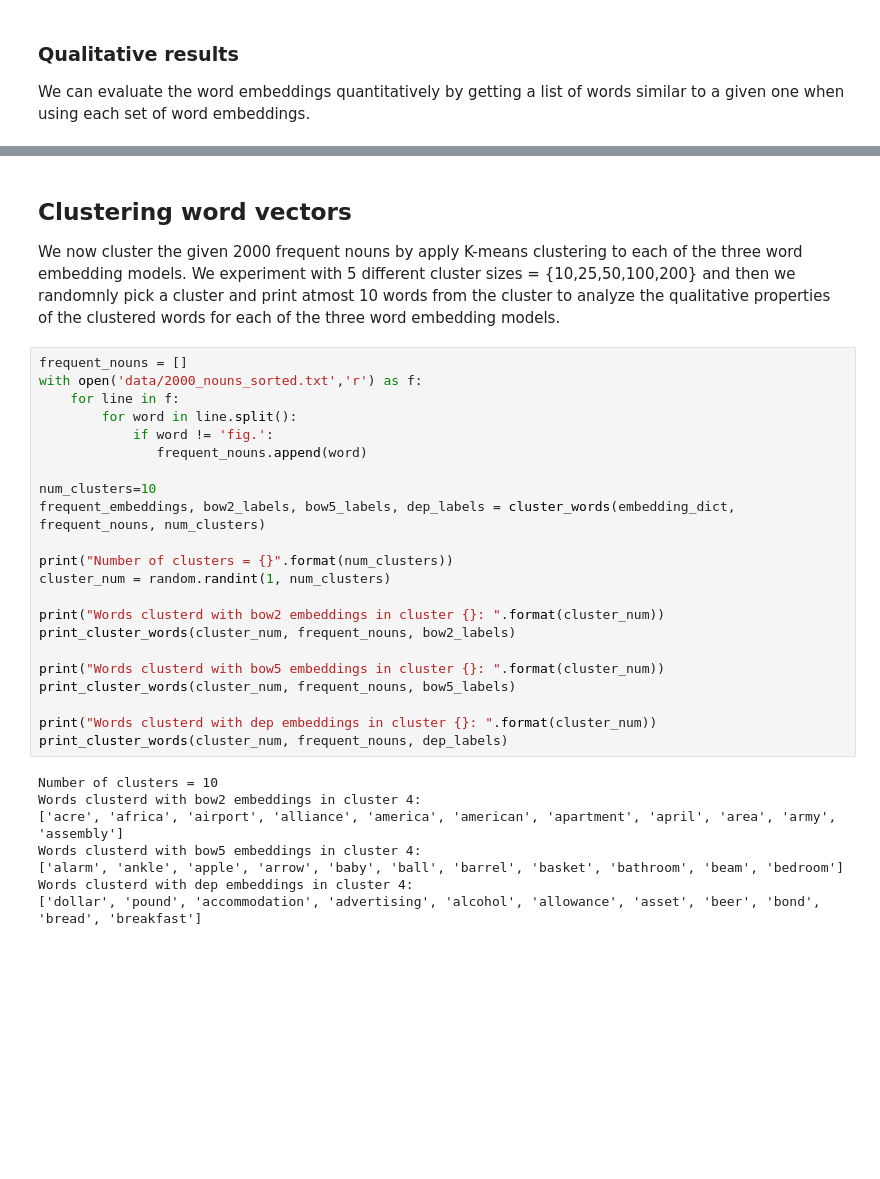
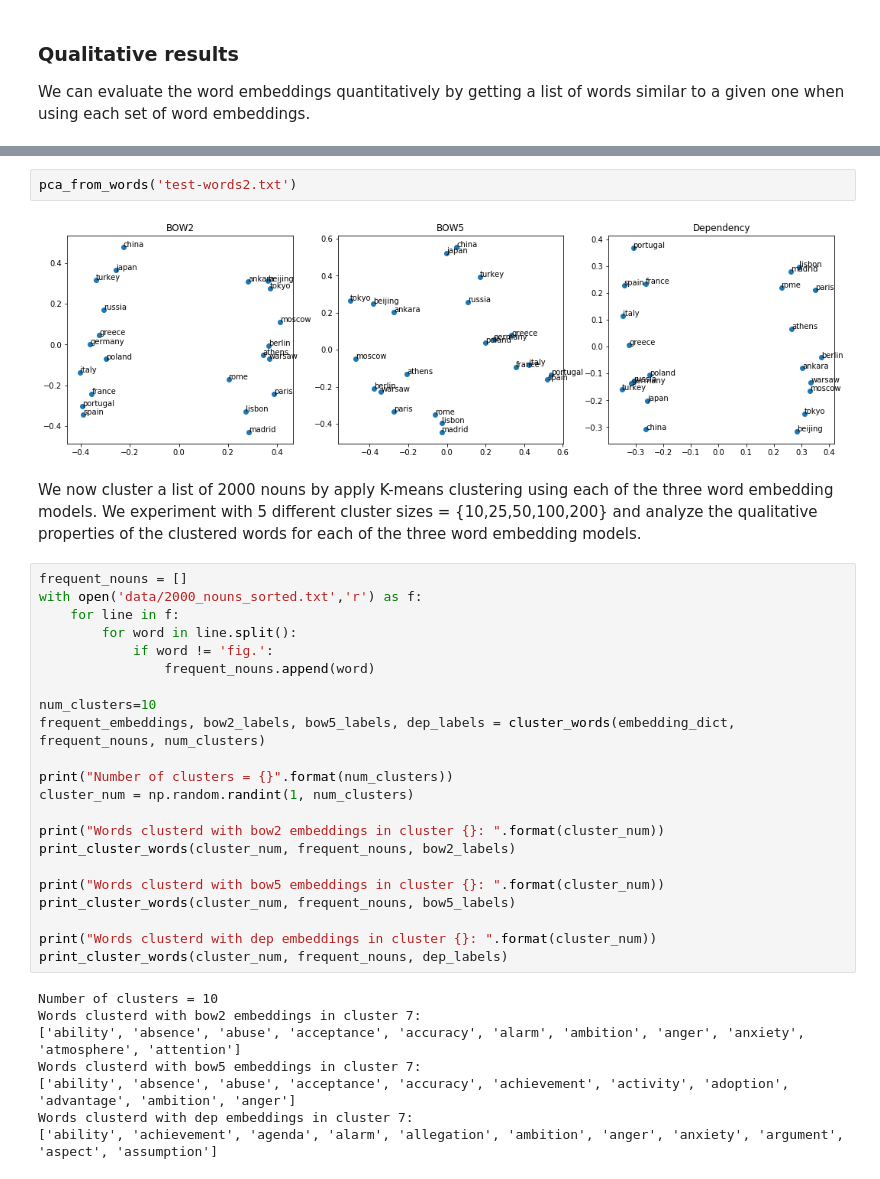
Before and after one commit to santhoshrajamanickam/ull-assignments, a Jupyter notebook: word-representations/evaluating-word-representations.ipynb, the cells around one changed output, grey strips where cells are left out. Saved outputs shown, nothing was run; the diff lists cells and outputs as text; blank space fills up the shorter version.

```diff
--- a/word-representations/evaluating-word-representations.ipynb
+++ b/word-representations/evaluating-word-representations.ipynb
@@ -109,20 +240,22 @@ for emb_name in embedding_dict:
+# %%
+pca_from_words('test-words2.txt')
+# %% [output]
+[figure, added]
 # %% [markdown]
-## Clustering word vectors
-
-We now cluster the given 2000 frequent nouns by apply K-means clustering to each of the three word embedding models. We experiment with 5 different cluster sizes = {10,25,50,100,200} and then we randomnly pick a cluster and print atmost 10 words from the cluster to analyze the qualitative properties of the clustered words for each of the three word embedding models.
+We now cluster a list of 2000 nouns by apply K-means clustering using each of the three word embedding models. We experiment with 5 different cluster sizes = {10,25,50,100,200} and analyze the qualitative properties of the clustered words for each of the three word embedding models.
 # %%
 frequent_nouns = []
 with open('data/2000_nouns_sorted.txt','r') as f:
     for line in f:
         for word in line.split():
             if word != 'fig.':
-               frequent_nouns.append(word)
+                frequent_nouns.append(word)
 
 num_clusters=10
 frequent_embeddings, bow2_labels, bow5_labels, dep_labels = cluster_words(embedding_dict, frequent_nouns, num_clusters)
 
 print("Number of clusters = {}".format(num_clusters))
-cluster_num = random.randint(1, num_clusters)
+cluster_num = np.random.randint(1, num_clusters)
 
 print("Words clusterd with bow2 embeddings in cluster {}: ".format(cluster_num))
 print_cluster_words(cluster_num, frequent_nouns, bow2_labels)
@@ -134,12 +267,12 @@ print("Words clusterd with dep embeddings in cluster {}: ".format(cluster_num))
 print_cluster_words(cluster_num, frequent_nouns, dep_labels)
 # %% [output]
 Number of clusters = 10
-Words clusterd with bow2 embeddings in cluster 4:
-['acre', 'africa', 'airport', 'alliance', 'america', 'american', 'apartment', 'april', 'area', 'army', 'assembly']
-Words clusterd with bow5 embeddings in cluster 4:
-['alarm', 'ankle', 'apple', 'arrow', 'baby', 'ball', 'barrel', 'basket', 'bathroom', 'beam', 'bedroom']
-Words clusterd with dep embeddings in cluster 4:
-['dollar', 'pound', 'accommodation', 'advertising', 'alcohol', 'allowance', 'asset', 'beer', 'bond', 'bread', 'breakfast']
+Words clusterd with bow2 embeddings in cluster 7:
+['ability', 'absence', 'abuse', 'acceptance', 'accuracy', 'alarm', 'ambition', 'anger', 'anxiety', 'atmosphere', 'attention']
+Words clusterd with bow5 embeddings in cluster 7:
+['ability', 'absence', 'abuse', 'acceptance', 'accuracy', 'achievement', 'activity', 'adoption', 'advantage', 'ambition', 'anger']
+Words clusterd with dep embeddings in cluster 7:
+['ability', 'achievement', 'agenda', 'alarm', 'allegation', 'ambition', 'anger', 'anxiety', 'argument', 'aspect', 'assumption']
 # %%
 num_clusters=25
 frequent_embeddings, bow2_labels, bow5_labels, dep_labels = cluster_words(embedding_dict, frequent_nouns, num_clusters)
```
Also changed, not shown: parts of 26 cells of this notebook, 4 other files.
